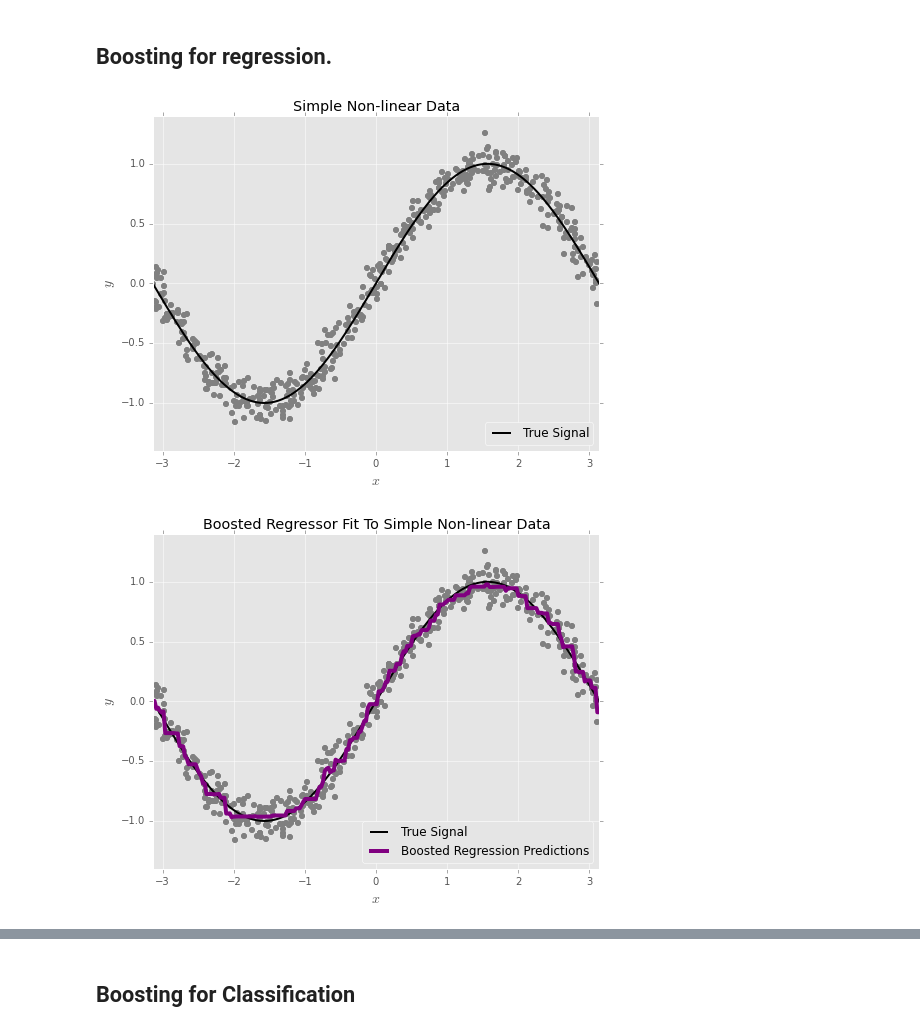
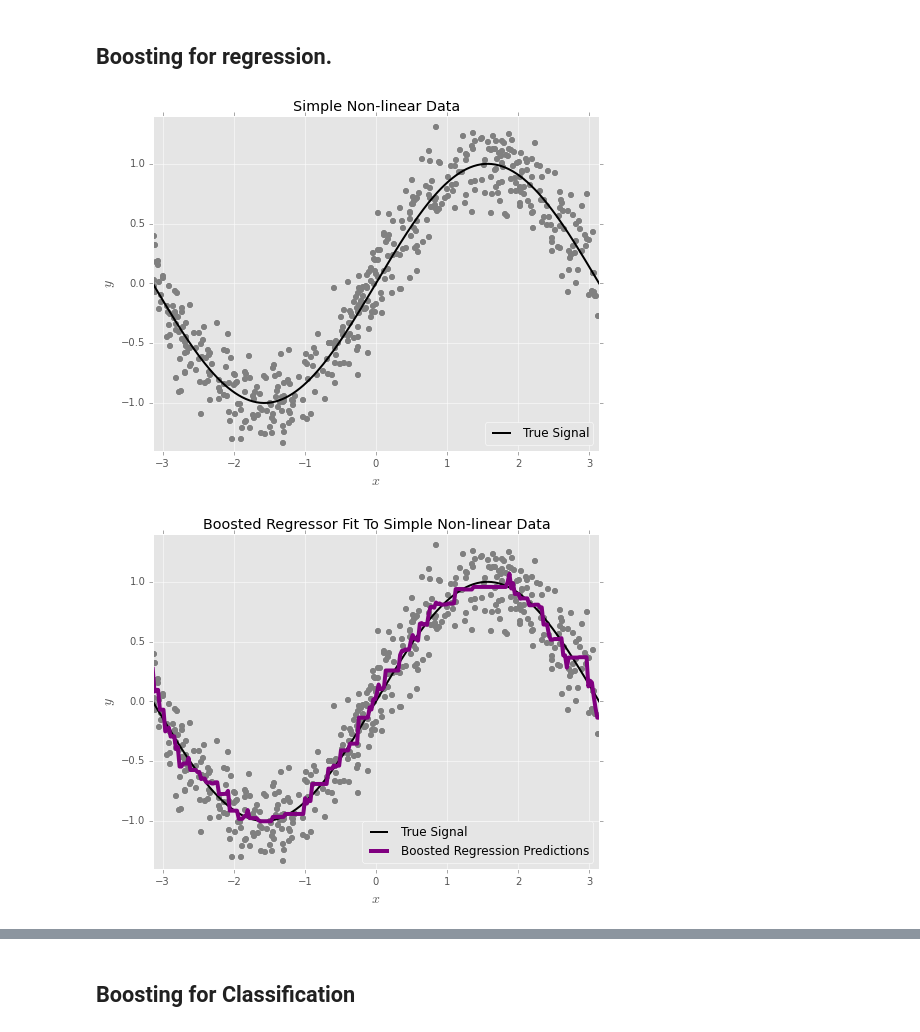
Before and after one commit to madrury/boosting-presentation, a Jupyter notebook: Boosting-Presentation-Galvanize.ipynb, the cells around one changed output, grey strips where cells are left out. Drawn from its saved outputs; the diff is of its cells as text; code cells hidden in the pictures.

```diff
--- a/Boosting-Presentation-Galvanize.ipynb
+++ b/Boosting-Presentation-Galvanize.ipynb
@@ -45,28 +45,28 @@ N_ESTIMATORS = 500
 # %%
 # Generate some data from a simple noiseless function
 f = lambda x: np.sin(x)
 x = np.linspace(-np.pi, np.pi, num=250)
 y = f(x)
 
 xs = rand.uniform(-np.pi, np.pi, N)
-ys = f(xs) + rand.normal(0, 0.1, N)
+ys = f(xs) + rand.normal(0, 0.20, N)
 
 def plot_truth():
     plt.plot(x, y, color = 'black', label="True Signal")
     plt.xlim([-np.pi, np.pi]); plt.ylim([-1.4, 1.4])
 
 def plot_data():
     plt.plot(xs, ys, 'o', color='grey', markeredgewidth=0)
 
 plot_data()
 plot_truth()
 plt.title('Simple Non-linear Data')
 plt.xlabel('$x$', fontsize=14); plt.ylabel('$y$', fontsize=14)
 plt.legend(loc="lower right")
 
 plt.savefig('plots/sin-with-data.png', bbox_inches='tight')
 # %% [output]
-[figure, old version]
+[figure, new version]
 # %%
 # Fit a gradient boosted regressor to this function and plot both the functiona and f
 
@@ -85,7 +85,7 @@ plt.legend(loc="lower right")
 
 plt.savefig('plots/sin-with-data-and-booster.png', bbox_inches='tight')
 # %% [output]
-[figure, old version]
+[figure, new version]
 # %%
 # Plot the partial sums of the weak learners to see what is going on.
 # The point: the model learns gradually!
```
Also changed, not shown: parts of 12 cells of this notebook, 21 other files.
